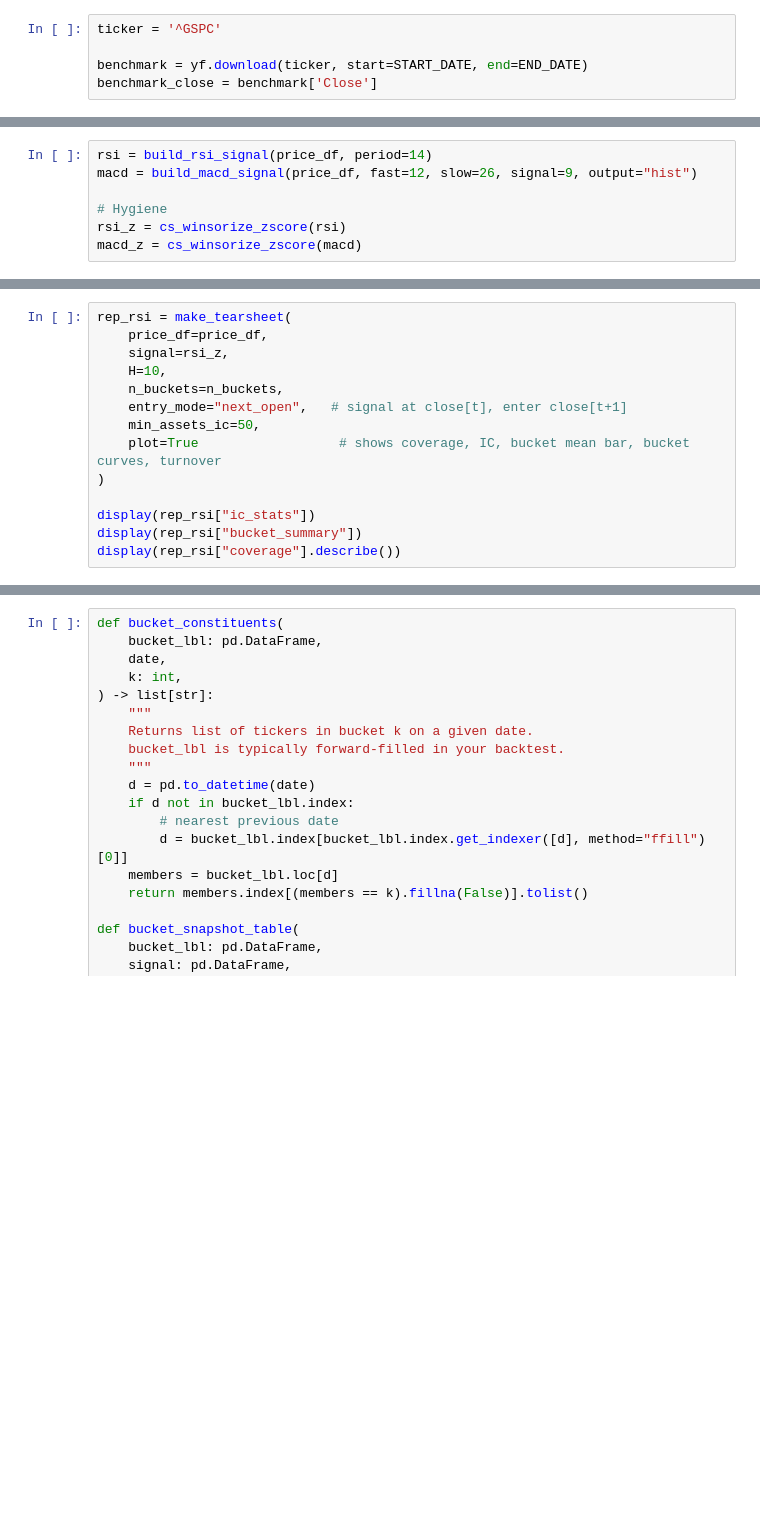
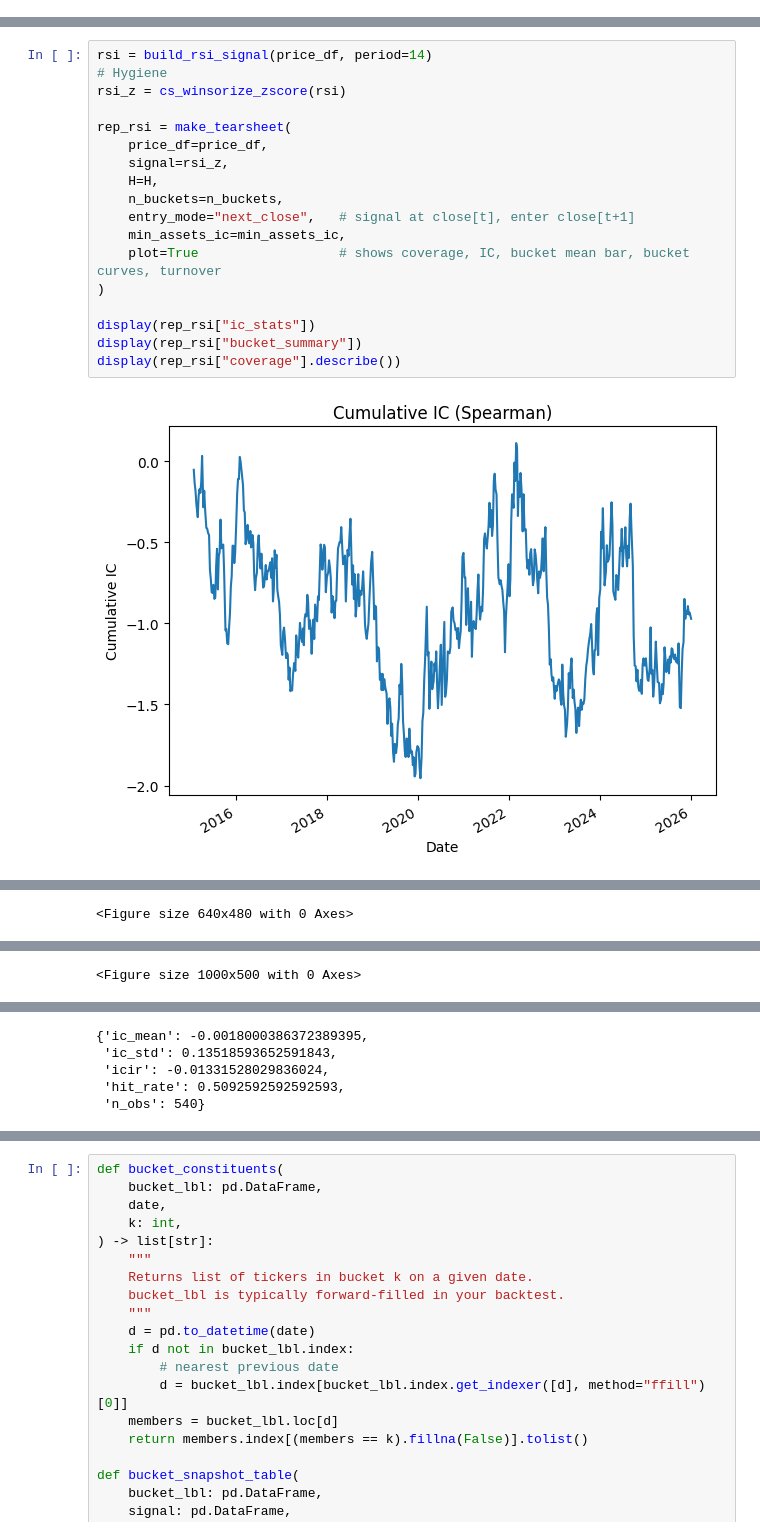
Before and after one commit to Henrywzh/quant-research, a Jupyter notebook: experiments/factor_model/03_factor_model_with_backtest.ipynb, the cells around one changed output, grey strips where cells are left out. Saved outputs shown, nothing was run; the diff lists cells and outputs as text; blank space fills up the shorter version.

```diff
--- a/experiments/factor_model/03_factor_model_with_backtest.ipynb
+++ b/experiments/factor_model/03_factor_model_with_backtest.ipynb
@@ -35,6 +60 @@ price_df = yf.download(list(sp400_stocks['Ticker']), start=START_DATE, end=END_D
-# %%
-ticker = '^GSPC'
-
-benchmark = yf.download(ticker, start=START_DATE, end=END_DATE)
-benchmark_close = benchmark['Close']
 # %%
@@ -554,7 +204,20 @@ display(rep["coverage"].describe())
 # %%
 rsi = build_rsi_signal(price_df, period=14)
-macd = build_macd_signal(price_df, fast=12, slow=26, signal=9, output="hist")
-
 # Hygiene
 rsi_z = cs_winsorize_zscore(rsi)
-macd_z = cs_winsorize_zscore(macd)
+
+rep_rsi = make_tearsheet(
+    price_df=price_df,
+    signal=rsi_z,
+    H=H,
+    n_buckets=n_buckets,
+    entry_mode="next_close",   # signal at close[t], enter close[t+1]
+    min_assets_ic=min_assets_ic,
+    plot=True                  # shows coverage, IC, bucket mean bar, bucket curves, turnover
+)
+
+display(rep_rsi["ic_stats"])
+display(rep_rsi["bucket_summary"])
+display(rep_rsi["coverage"].describe())
+# %% [output]
+[figure, added]
@@ -560,0 +226 @@ macd_z = cs_winsorize_zscore(macd)
+<Figure size 640x480 with 0 Axes>
@@ -560,0 +231 @@ macd_z = cs_winsorize_zscore(macd)
+<Figure size 1000x500 with 0 Axes>
@@ -560,0 +233,5 @@ macd_z = cs_winsorize_zscore(macd)
+{'ic_mean': -0.0018000386372389395,
+ 'ic_std': 0.13518593652591843,
+ 'icir': -0.01331528029836024,
+ 'hit_rate': 0.5092592592592593,
+ 'n_obs': 540}
@@ -561,17 +259,3 @@ macd_z = cs_winsorize_zscore(macd)
-# %%
-rep_rsi = make_tearsheet(
-    price_df=price_df,
-    signal=rsi_z,
-    H=10,
-    n_buckets=n_buckets,
-    entry_mode="next_open",   # signal at close[t], enter close[t+1]
-    min_assets_ic=50,
-    plot=True                  # shows coverage, IC, bucket mean bar, bucket curves, turnover
-)
-
-display(rep_rsi["ic_stats"])
-display(rep_rsi["bucket_summary"])
-display(rep_rsi["coverage"].describe())
 # %%
 signal = build_ma_signal(price_df, windows=(5, 20))
 
```
Also changed, not shown: parts of 15 cells of this notebook, 19 other files.
